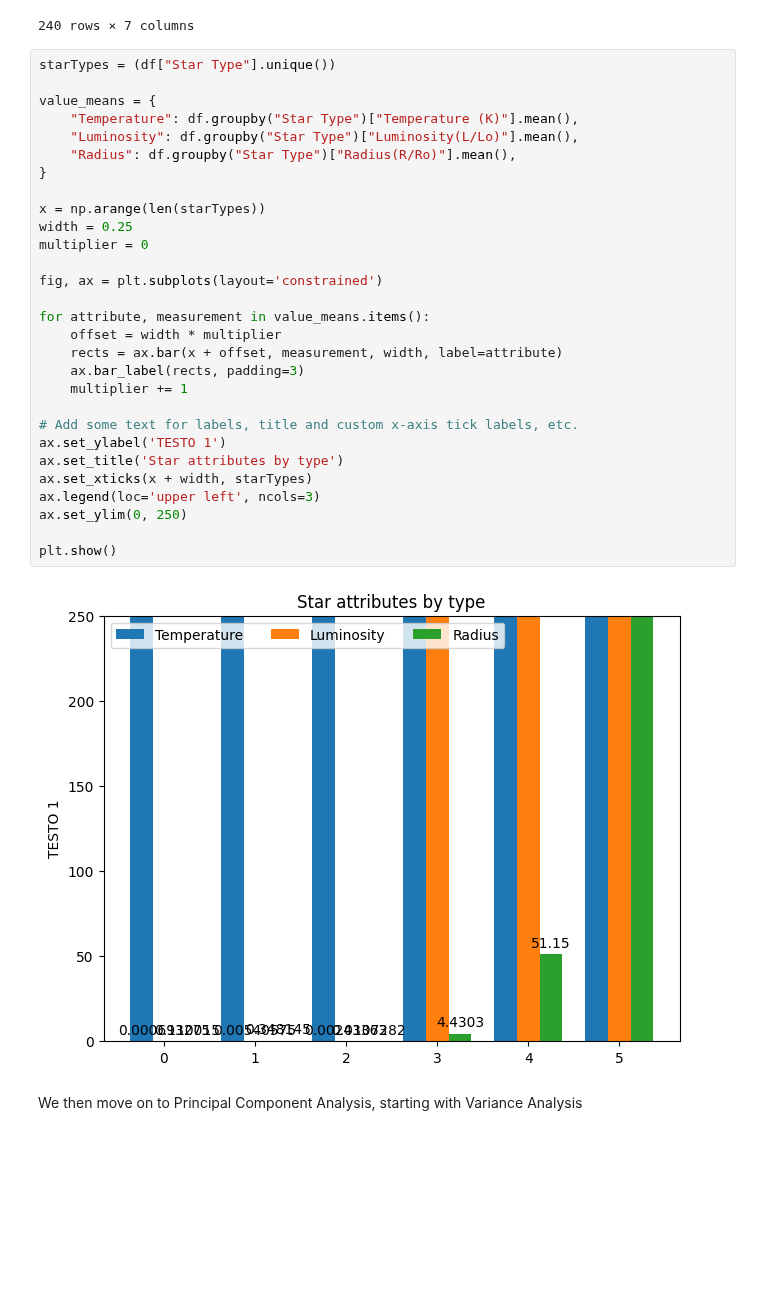
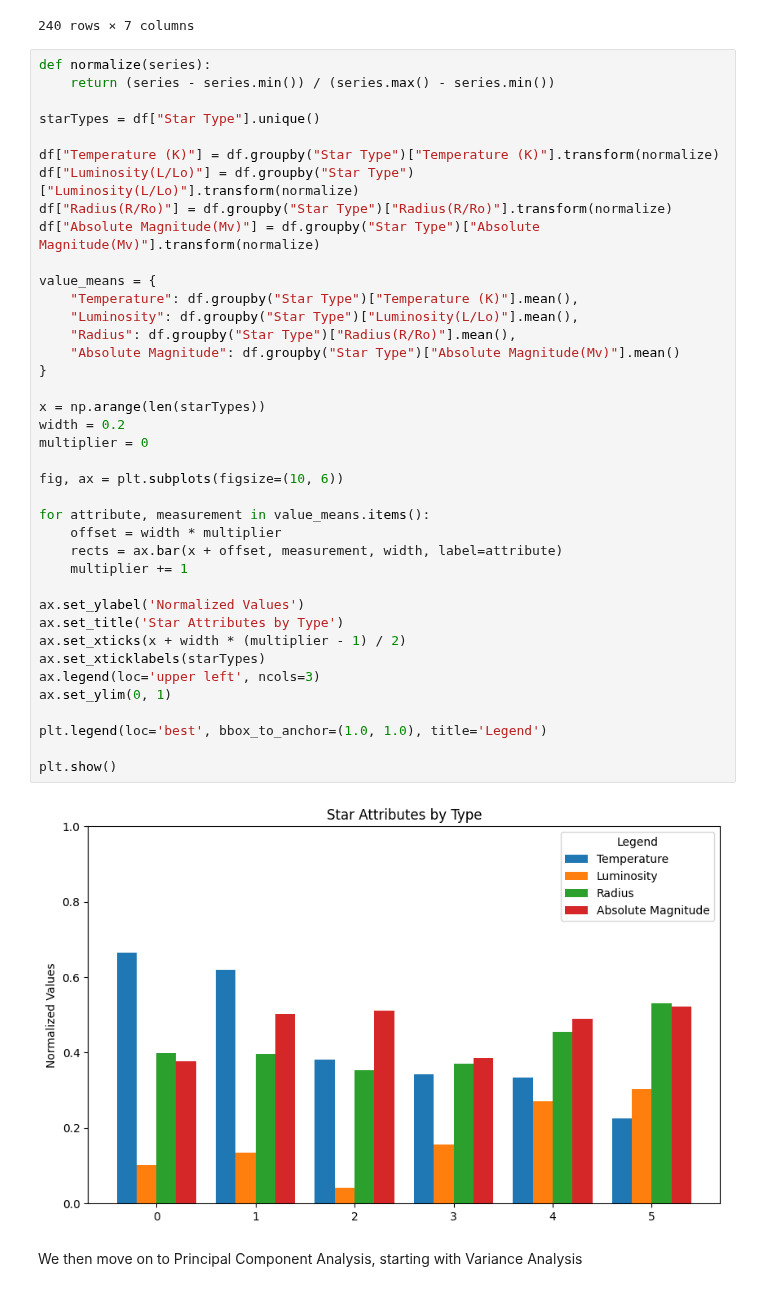
Before and after one commit to andreamoleri/StarryNight, a Jupyter notebook: Delivery/StarryNight.ipynb, the cells around one changed output. Saved outputs shown, nothing was run; the diff lists cells and outputs as text; blank space fills up the shorter version.

Commit message:
Added Normalization Function, Improved Legend and Graph Formatting

```diff
--- a/Delivery/StarryNight.ipynb
+++ b/Delivery/StarryNight.ipynb
@@ -73,36 +73,46 @@ df
 | 239 | 37882 | 294903.000000 | 1783.0000 | -7.80 | 5 | BLUE | ... |
 240 rows × 7 columns
 # %%
-starTypes = (df["Star Type"].unique())
+def normalize(series):
+    return (series - series.min()) / (series.max() - series.min())
+
+starTypes = df["Star Type"].unique()
+
+df["Temperature (K)"] = df.groupby("Star Type")["Temperature (K)"].transform(normalize)
+df["Luminosity(L/Lo)"] = df.groupby("Star Type")["Luminosity(L/Lo)"].transform(normalize)
+df["Radius(R/Ro)"] = df.groupby("Star Type")["Radius(R/Ro)"].transform(normalize)
+df["Absolute Magnitude(Mv)"] = df.groupby("Star Type")["Absolute Magnitude(Mv)"].transform(normalize)
 
 value_means = {
     "Temperature": df.groupby("Star Type")["Temperature (K)"].mean(),
     "Luminosity": df.groupby("Star Type")["Luminosity(L/Lo)"].mean(),
     "Radius": df.groupby("Star Type")["Radius(R/Ro)"].mean(),
+    "Absolute Magnitude": df.groupby("Star Type")["Absolute Magnitude(Mv)"].mean()
 }
 
 x = np.arange(len(starTypes))
-width = 0.25
+width = 0.2
 multiplier = 0
 
-fig, ax = plt.subplots(layout='constrained')
+fig, ax = plt.subplots(figsize=(10, 6))
 
 for attribute, measurement in value_means.items():
     offset = width * multiplier
     rects = ax.bar(x + offset, measurement, width, label=attribute)
-    ax.bar_label(rects, padding=3)
     multiplier += 1
 
-# Add some text for labels, title and custom x-axis tick labels, etc.
-ax.set_ylabel('TESTO 1')
-ax.set_title('Star attributes by type')
-ax.set_xticks(x + width, starTypes)
+ax.set_ylabel('Normalized Values')
+ax.set_title('Star Attributes by Type')
+ax.set_xticks(x + width * (multiplier - 1) / 2)
+ax.set_xticklabels(starTypes)
 ax.legend(loc='upper left', ncols=3)
-ax.set_ylim(0, 250)
+ax.set_ylim(0, 1)
+
+plt.legend(loc='best', bbox_to_anchor=(1.0, 1.0), title='Legend')
 
 plt.show()
 # %% [output]
-[figure, old version]
+[figure, new version]
 # %% [markdown]
 We then move on to Principal Component Analysis, starting with Variance Analysis
 # %%
```
